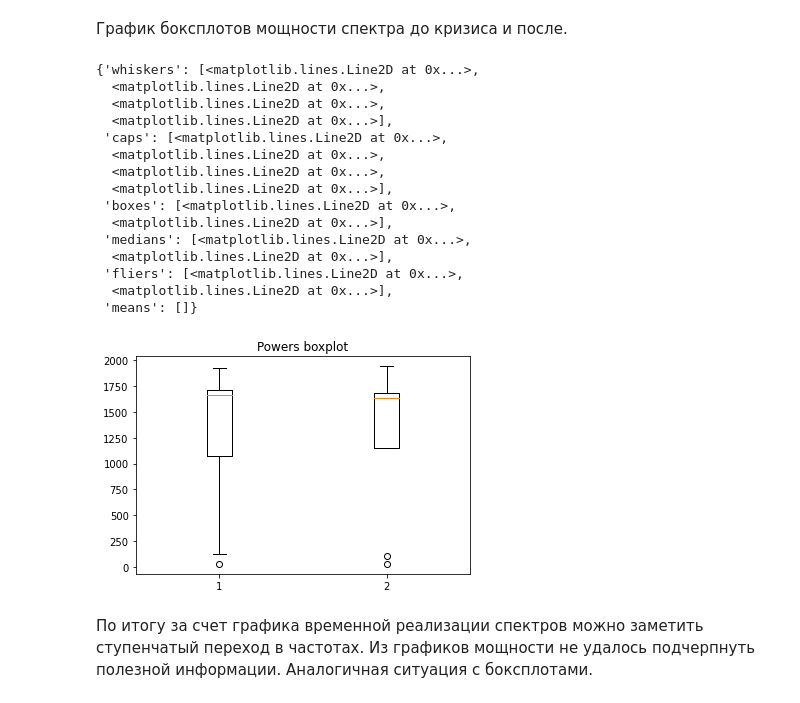
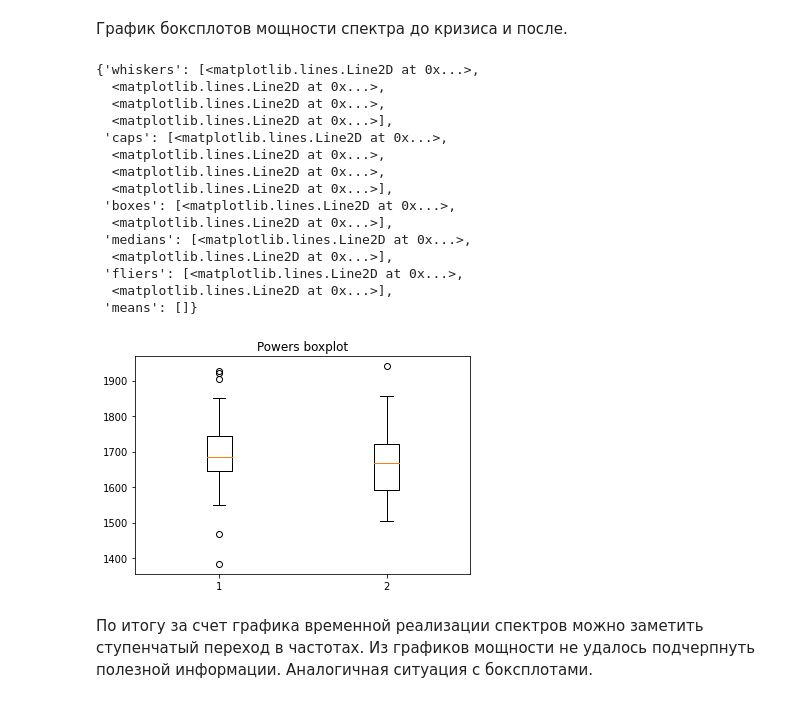
Before and after one commit to Teosof/mlearning, a Jupyter notebook: lab1/lab.ipynb, the cells around one changed output. Saved outputs shown, nothing was run; the diff lists cells and outputs as text; code cells hidden in the pictures.

```diff
--- a/lab1/lab.ipynb
+++ b/lab1/lab.ipynb
@@ -209,27 +209,27 @@ varplot.axhline(y = varPowerBefore.mean(), color='b', linestyle = '--')
 # %% [markdown]
 График боксплотов мощности спектра до кризиса и после.
 # %%
-data = [varPBboxplot, varPAboxplot]
+data = [varPowerBefore, varPowerAfter]
 fig1, ax1 = plt.subplots()
 ax1.set_title('Powers boxplot')
 ax1.boxplot(data)
 # %% [output]
 {'whiskers': [<matplotlib.lines.Line2D at 0x...>,
   <matplotlib.lines.Line2D at 0x...>,
   <matplotlib.lines.Line2D at 0x...>,
   <matplotlib.lines.Line2D at 0x...>],
  'caps': [<matplotlib.lines.Line2D at 0x...>,
   <matplotlib.lines.Line2D at 0x...>,
   <matplotlib.lines.Line2D at 0x...>,
   <matplotlib.lines.Line2D at 0x...>],
  'boxes': [<matplotlib.lines.Line2D at 0x...>,
   <matplotlib.lines.Line2D at 0x...>],
  'medians': [<matplotlib.lines.Line2D at 0x...>,
   <matplotlib.lines.Line2D at 0x...>],
  'fliers': [<matplotlib.lines.Line2D at 0x...>,
   <matplotlib.lines.Line2D at 0x...>],
  'means': []}
-[figure, old version]
+[figure, new version]
 # %% [markdown]
 По итогу за счет графика временной реализации спектров можно заметить ступенчатый переход в частотах.
 Из графиков мощности не удалось подчерпнуть полезной информации.
```
Also changed, not shown: parts of 2 cells of this notebook, 1 other file.
